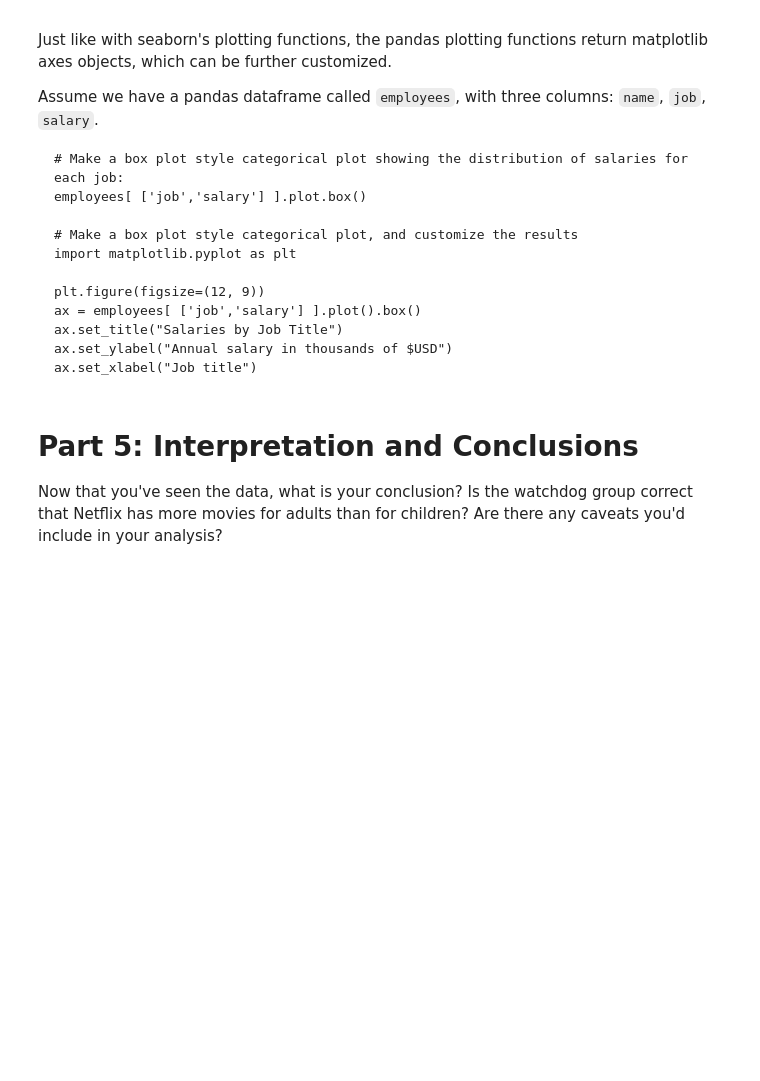
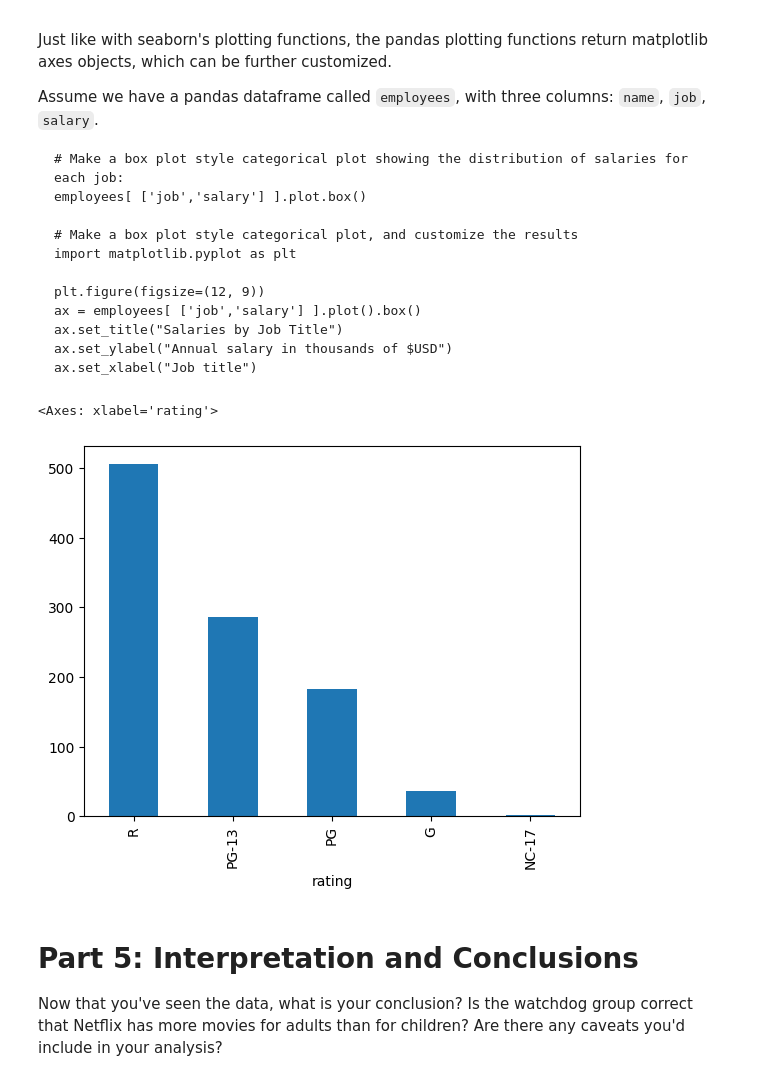
Before and after one commit to eyringspencer/eyringspencer.github.io, a Jupyter notebook: notebooks/Exploration_01.ipynb, the cells around one changed output. Cells and saved outputs as stored; diff of their text form; code cells hidden in the pictures; blank space fills up the shorter version.

```diff
--- a/notebooks/Exploration_01.ipynb
+++ b/notebooks/Exploration_01.ipynb
@@ -189,7 +275,11 @@ Assume we have a pandas dataframe called `employees`, with three columns: `name`
 # %%
 # Use pandas' built in plotting functions to create a count plot comparing the count of each movie rating
 # This will be a little trickier than the other libraries, but one hint is that the pandas value_counts() function
 # actually returns a dataframe.
+mpaa_movies['rating'].value_counts().plot.bar()
+# %% [output]
+<Axes: xlabel='rating'>
+[figure, added]
 # %% [markdown]
 # Part 5: Interpretation and Conclusions
 
```
Also changed, not shown: parts of 12 cells of this notebook.
